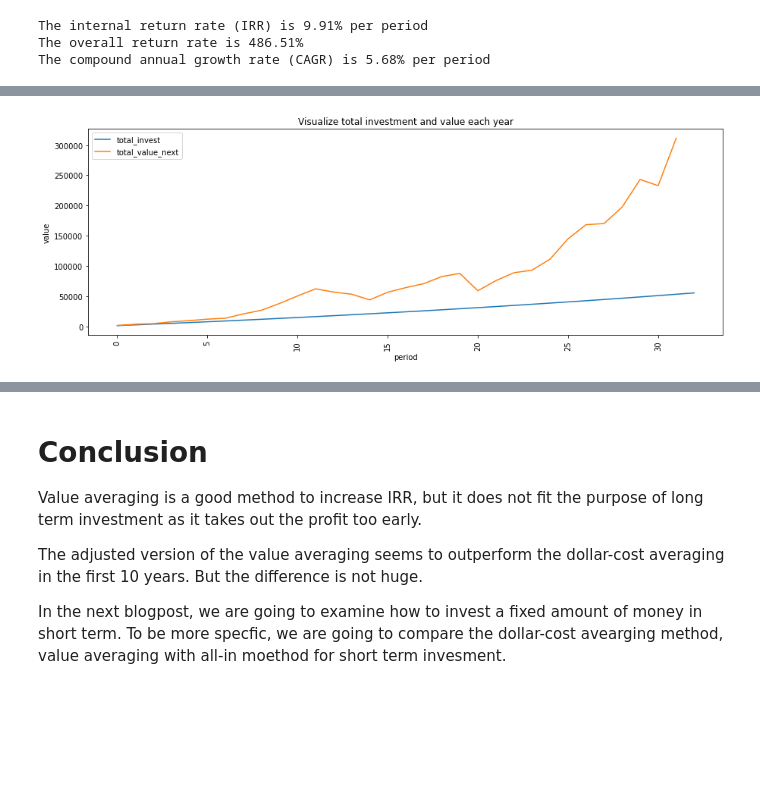
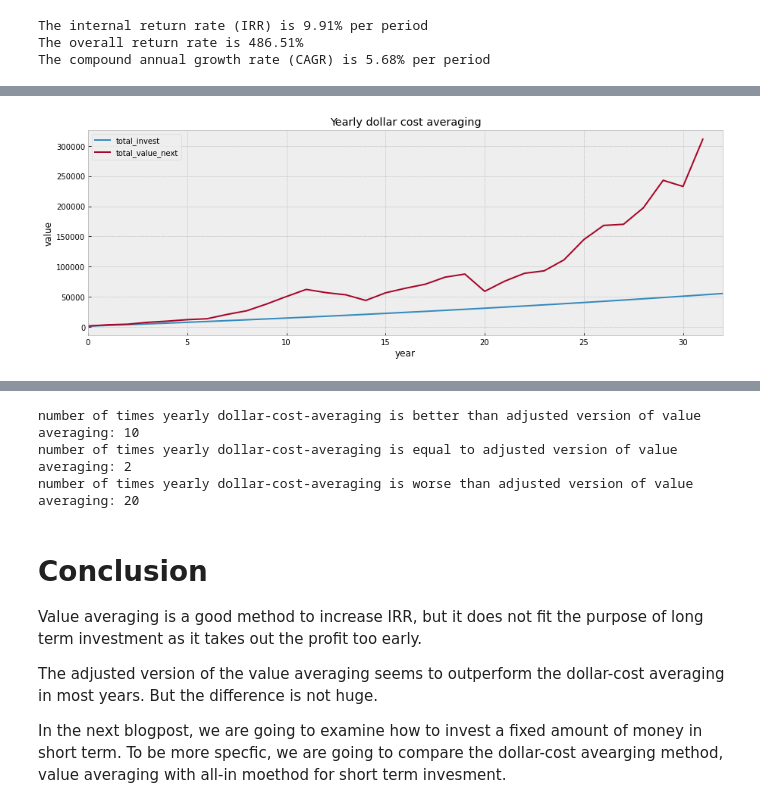
Before and after one commit to RuoyunLin/code_snippets, a Jupyter notebook: finance/BP3_introducing_value_averaging.ipynb, the cells around one changed output, grey strips where cells are left out. Drawn from its saved outputs; the diff is of its cells as text; code cells hidden in the pictures; blank space fills up the shorter version.

```diff
--- a/finance/BP3_introducing_value_averaging.ipynb
+++ b/finance/BP3_introducing_value_averaging.ipynb
@@ -473,8 +479,8 @@ df_dc
 | 30 | 2018 | 5256.279785 | -0.050553 | 2173.633901 | 50855.328947 | 232820.204951 | 3.578089 |
 | 31 | 2019 | 4990.560059 | 0.324358 | 2217.106579 | 53072.435526 | 311273.633352 | 4.865072 |
 | 32 | 2020 | 6609.290039 | NaN | 2261.448711 | 55333.884237 | NaN | NaN |
-# %%
-plot_changes(df_dc)
-# %% [output]
-[figure, removed]
+# %%
+plot_changes(df_dc, title='Yearly dollar cost averaging', xlabel='year')
+# %% [output]
+[figure, added]
 # %%
@@ -503,8 +516,15 @@ pd.merge(df_dc[select_columns], df_va3[select_columns],
+# %%
+compare_strategy(df_compare, 'overall_return_next_dc', 'overall_return_next_va3',
+                 'yearly dollar-cost-averaging', 'adjusted version of value averaging')
+# %% [output]
+number of times yearly dollar-cost-averaging is better than adjusted version of value averaging: 10
+number of times yearly dollar-cost-averaging is equal to adjusted version of value averaging: 2
+number of times yearly dollar-cost-averaging is worse than adjusted version of value averaging: 20
 # %% [markdown]
 # Conclusion
 
 Value averaging is a good method to increase IRR, but it does not fit the purpose of long term investment as it takes out the profit too early.
 
-The adjusted version of the value averaging seems to outperform the dollar-cost averaging in the first 10 years. But the difference is not huge.
+The adjusted version of the value averaging seems to outperform the dollar-cost averaging in most years. But the difference is not huge.
 
 In the next blogpost, we are going to examine how to invest a fixed amount of money in short term. To be more specfic, we are going to compare the dollar-cost avearging method, value averaging with all-in moethod for short term invesment.
```
Also changed, not shown: parts of 5 cells of this notebook, 2 other files.
